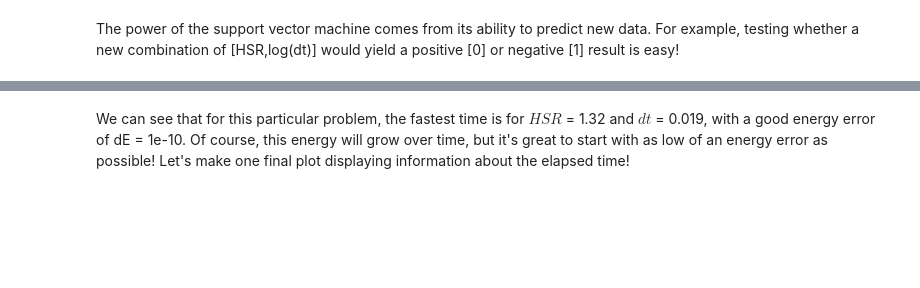
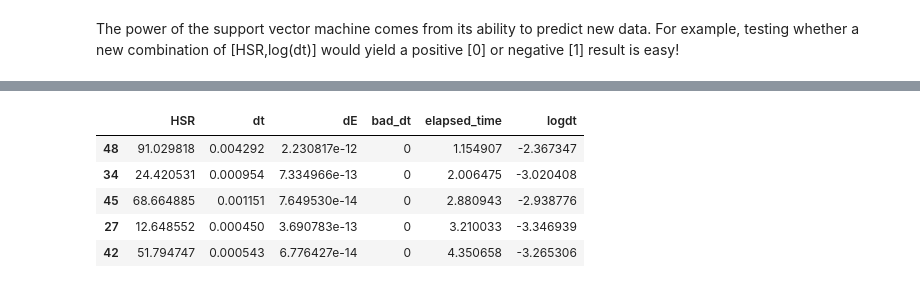
Before and after one commit to silburt/rebound, a Jupyter notebook: ipython_examples/OptimizeHERMES.ipynb, the cells around one changed output, grey strips where cells are left out. Saved outputs shown, nothing was run; the diff lists cells and outputs as text; code cells hidden in the pictures; blank space fills up the shorter version.

```diff
--- a/ipython_examples/OptimizeHERMES.ipynb
+++ b/ipython_examples/OptimizeHERMES.ipynb
@@ -216,5 +232,11 @@ The optimal set of parameters will lie somewhere in the yellow region close to t
 # %%
 dgood = data[(data["bad_dt"]==0) & (data["dE"]<1e-9)]
-dgood.sort_values(by="elapsed_time").head()
+dgood = dgood.sort_values(by="elapsed_time")
+dgood.head()
+# %% [output]
+|  | HSR | dt | dE | bad_dt | elapsed_time | logdt |
+| 48 | 91.029818 | 0.004292 | 2.230817e-12 | 0 | 1.154907 | -2.367347 |
+| 34 | 24.420531 | 0.000954 | 7.334966e-13 | 0 | 2.006475 | -3.020408 |
+| 45 | 68.664885 | 0.001151 | 7.649530e-14 | 0 | 2.880943 | -2.938776 |
+| 27 | 12.648552 | 0.000450 | 3.690783e-13 | 0 | 3.210033 | -3.346939 |
+| 42 | 51.794747 | 0.000543 | 6.776427e-14 | 0 | 4.350658 | -3.265306 |
-# %% [markdown]
-We can see that for this particular problem, the fastest time is for $HSR$ = 1.32 and $dt$ = 0.019, with a good energy error of dE = 1e-10. Of course, this energy will grow over time, but it's great to start with as low of an energy error as possible! Let's make one final plot displaying information about the elapsed time!
```
Also changed, not shown: parts of 16 cells of this notebook.
